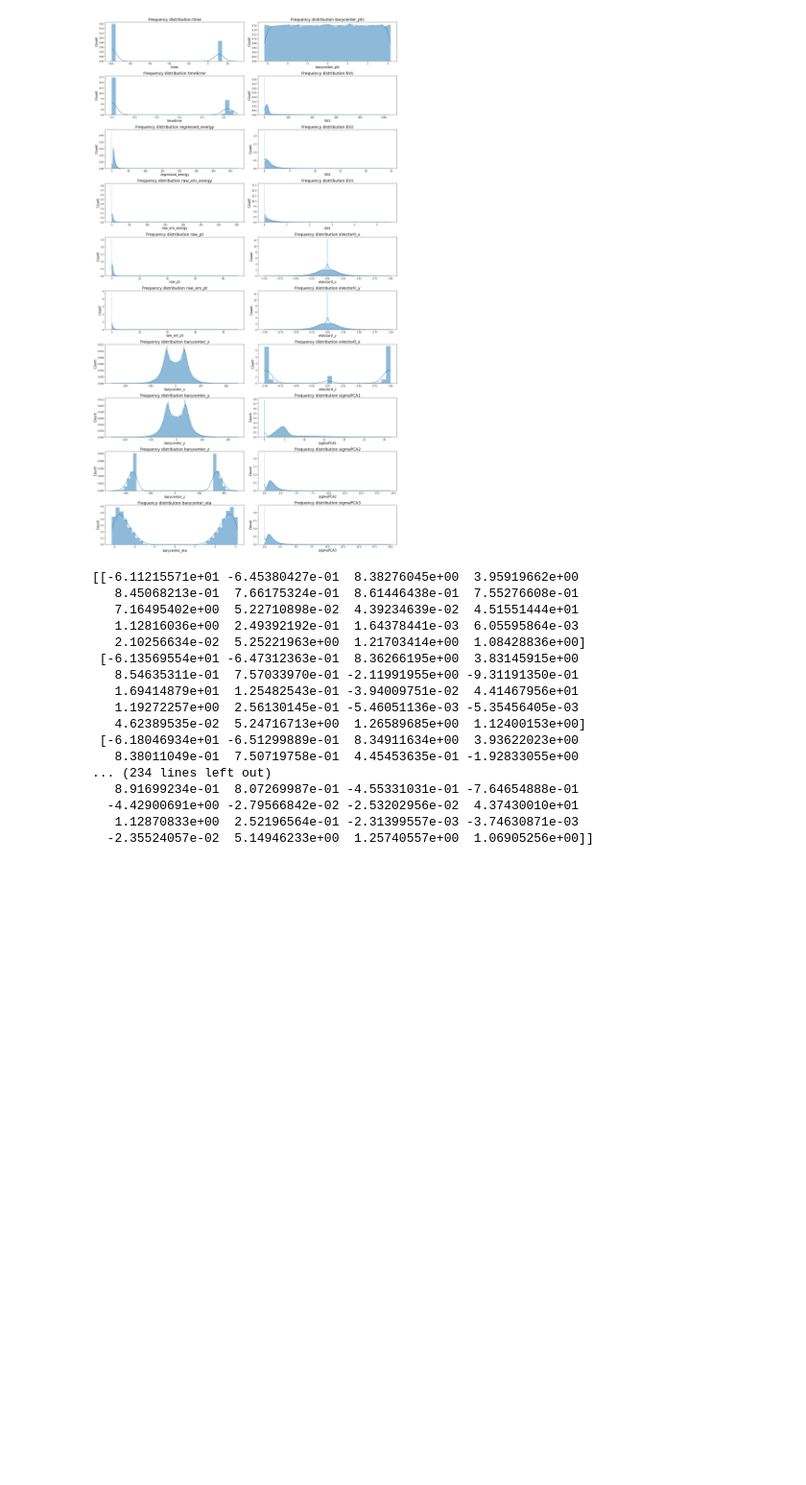
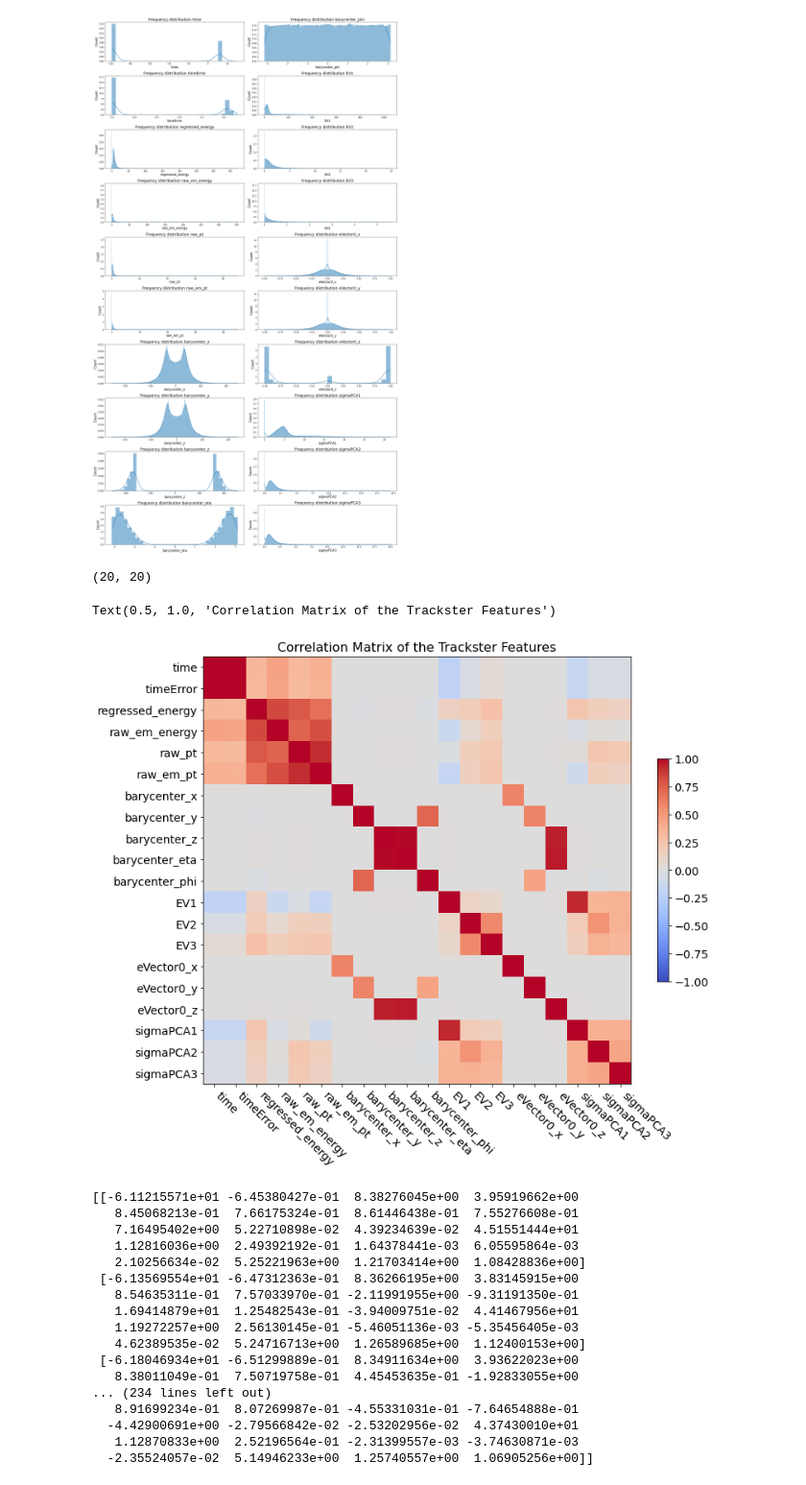
Before and after one commit to chrisizeh/Graph_Linking, a Jupyter notebook: data_processing.ipynb, the cells around one changed output. Shown: that part at 96% size. Saved outputs shown, nothing was run; the diff lists cells and outputs as text; code cells hidden in the pictures; blank space fills up the shorter version.

Commit message:
add correlation matrix for tracksters

```diff
--- a/data_processing.ipynb
+++ b/data_processing.ipynb
@@ -94,6 +94,8 @@ data
 # %% [output]
 <Array [{time: [...], ...}, {...}, ..., {...}] type='50 * {time: var * floa...'>
 # %%
+track_vals = []
+
 scols = int(np.ceil(len(node_feature_names)/2))
 srows = 2
 fig, axes = plt.subplots(scols, srows, figsize=(20, 35), constrained_layout=True)
@@ -104,6 +106,7 @@ for i in tqdm(range(len(node_feature_names))):
     ax_row = int(i/scols)
 
     values = ak.flatten(data[feature])
+    track_vals.append(values)
     sns.histplot(values, ax=axes[ax_col, ax_row], kde=True, stat="density", linewidth=0)
     axes[ax_col, ax_row].set_title('Frequency distribution '+ feature, fontsize=18)
     axes[ax_col, ax_row].set_xlabel(feature, fontsize=15)
@@ -113,6 +116,27 @@ fig.tight_layout()
 plt.show()
 # %% [output]
 [figure]
+# %%
+track_vals = np.array(track_vals)
+# %%
+corr_matrix = np.corrcoef(track_vals)
+print(corr_matrix.shape)
+# %% [output]
+(20, 20)
+# %%
+f = plt.figure(figsize=(12, 10))
+plt.matshow(corr_matrix, fignum=f.number, cmap='coolwarm', vmin=-1, vmax=1)
+
+plt.xticks(range(len(node_feature_names)), node_feature_names, fontsize=14, rotation=-45, ha="left")
+plt.yticks(range(len(node_feature_names)), node_feature_names, fontsize=14)
+ax = plt.gca()
+ax.xaxis.set_ticks_position('bottom')
+cb = plt.colorbar(shrink=0.5)
+cb.ax.tick_params(labelsize=14)
+plt.title('Correlation Matrix of the Trackster Features', fontsize=16)
+# %% [output]
+Text(0.5, 1.0, 'Correlation Matrix of the Trackster Features')
+[figure, added]
 # %%
 track_vals = np.zeros((len(data), len(node_feature_names)))
 
```
